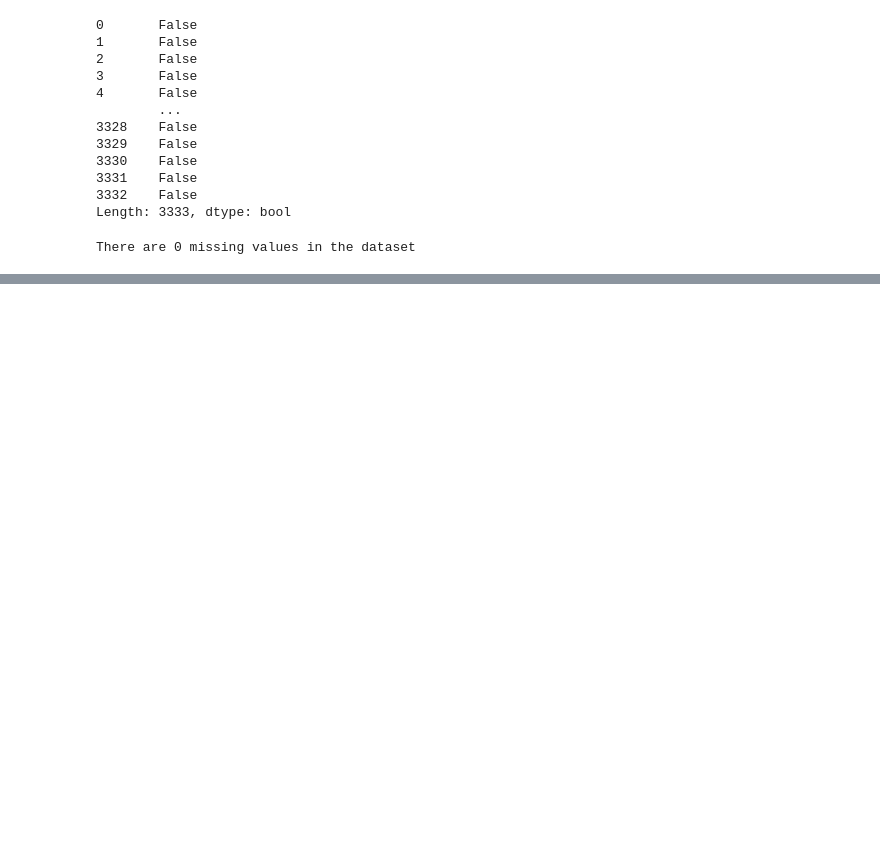
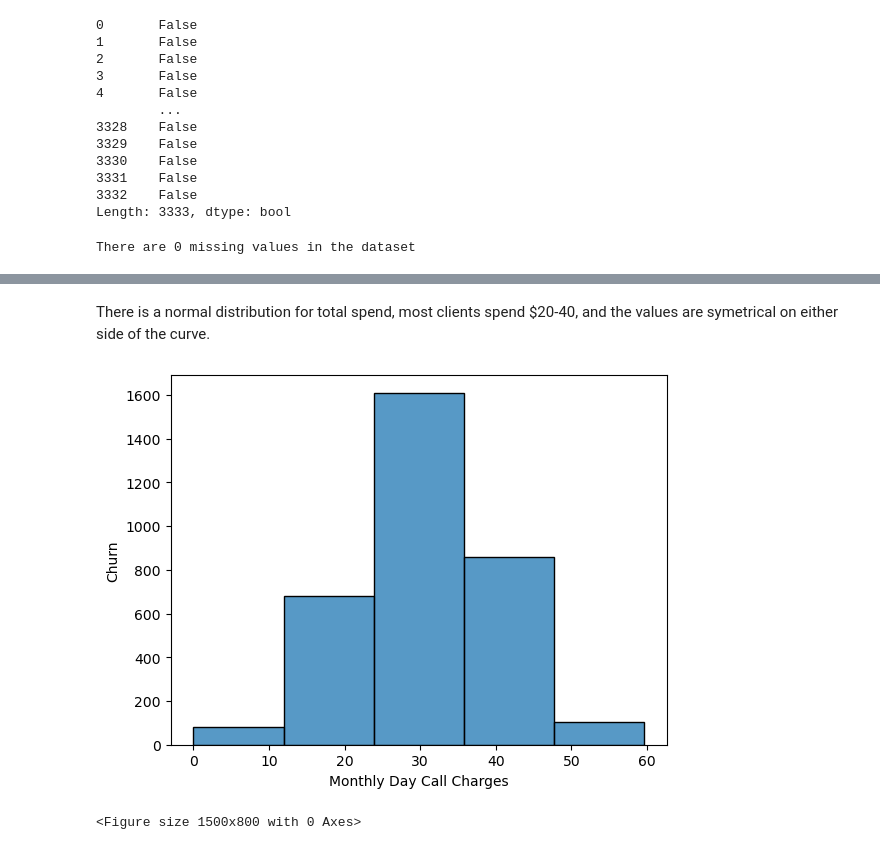
Before and after one commit to ShanChesseret/Predicting-Customer-Retention-For-SyriaTel-Mobile-Telecom, a Jupyter notebook: index.ipynb, the cells around one changed output, grey strips where cells are left out. Cells and saved outputs as stored; diff of their text form; code cells hidden in the pictures; blank space fills up the shorter version.

```diff
--- a/index.ipynb
+++ b/index.ipynb
@@ -151,0 +172,14 @@ There are 0 missing values in the dataset
+# %% [markdown]
+There is a normal distribution for total spend, most clients spend $20-40, and the values are symetrical on either side of the curve.
+# %%
+# visualize churn rate for day call charges only
+sns.histplot(data['total day charge'], bins=5)
+
+plt.xlabel("Monthly Day Call Charges", size=10)
+plt.ylabel("Churn", size=10)
+
+plt.figure(figsize=(15,8))
+plt.show()
+# %% [output]
+[figure, added]
+<Figure size 1500x800 with 0 Axes>
```
Also changed, not shown: parts of 6 cells of this notebook.
